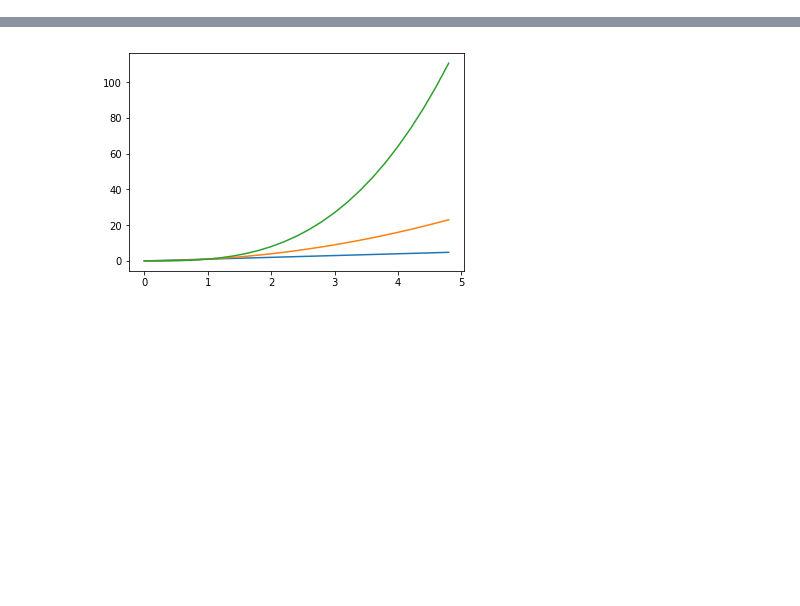
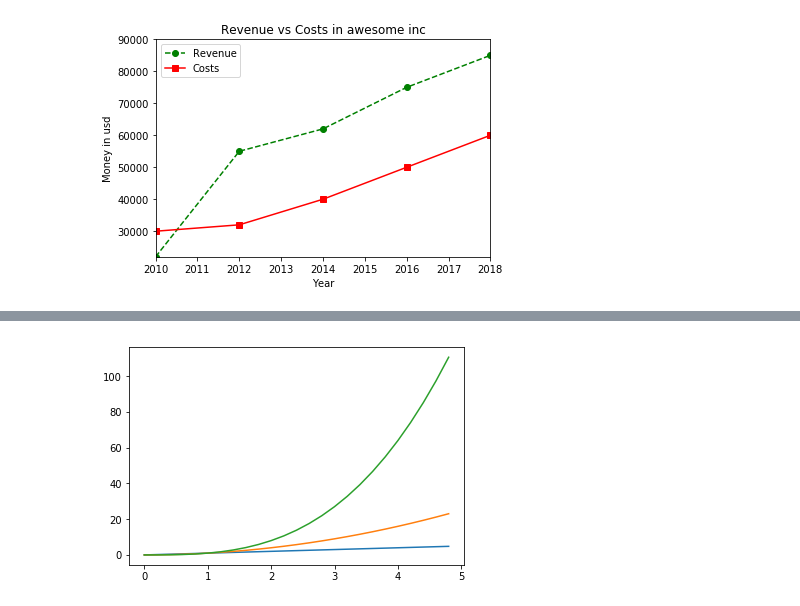
Before and after one commit to ricardopretelt/data-analysis-in-python, a Jupyter notebook: intro-to-matplotlib.ipynb, the cells around one changed output, grey strips where cells are left out. Cells and saved outputs as stored; diff of their text form; code cells hidden in the pictures; blank space fills up the shorter version.

```diff
--- a/intro-to-matplotlib.ipynb
+++ b/intro-to-matplotlib.ipynb
@@ -27 +40,15 @@ plt.show()
 In this case we change the type of line and color for the graph
+# %%
+year = [2010, 2012, 2014, 2016, 2018]
+revenue = [22000, 55000, 62000, 75000, 85000]
+costs = [30000, 32000, 40000, 50000, 60000]
+plt.plot(year, revenue, color='green', linestyle="--", marker="o")
+plt.plot(year, costs, color='red', marker="s")
+plt.axis([2010,2018,22000,90000])
+plt.xlabel('Year')
+plt.ylabel('Money in usd')
+plt.title('Revenue vs Costs in awesome inc')
+plt.legend(['Revenue', 'Costs'])
+plt.show()
+# %% [output]
+[figure, added]
```
Also changed, not shown: parts of 20 cells of this notebook, 3 other files.
